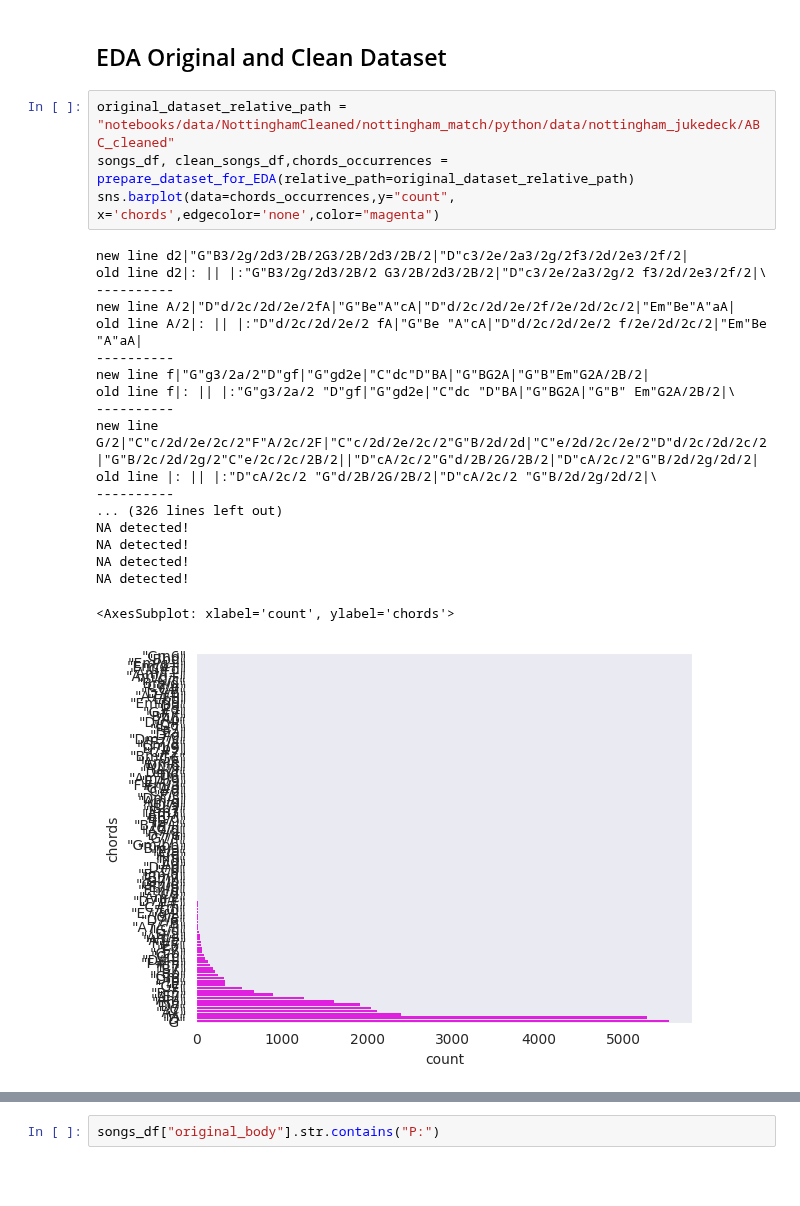
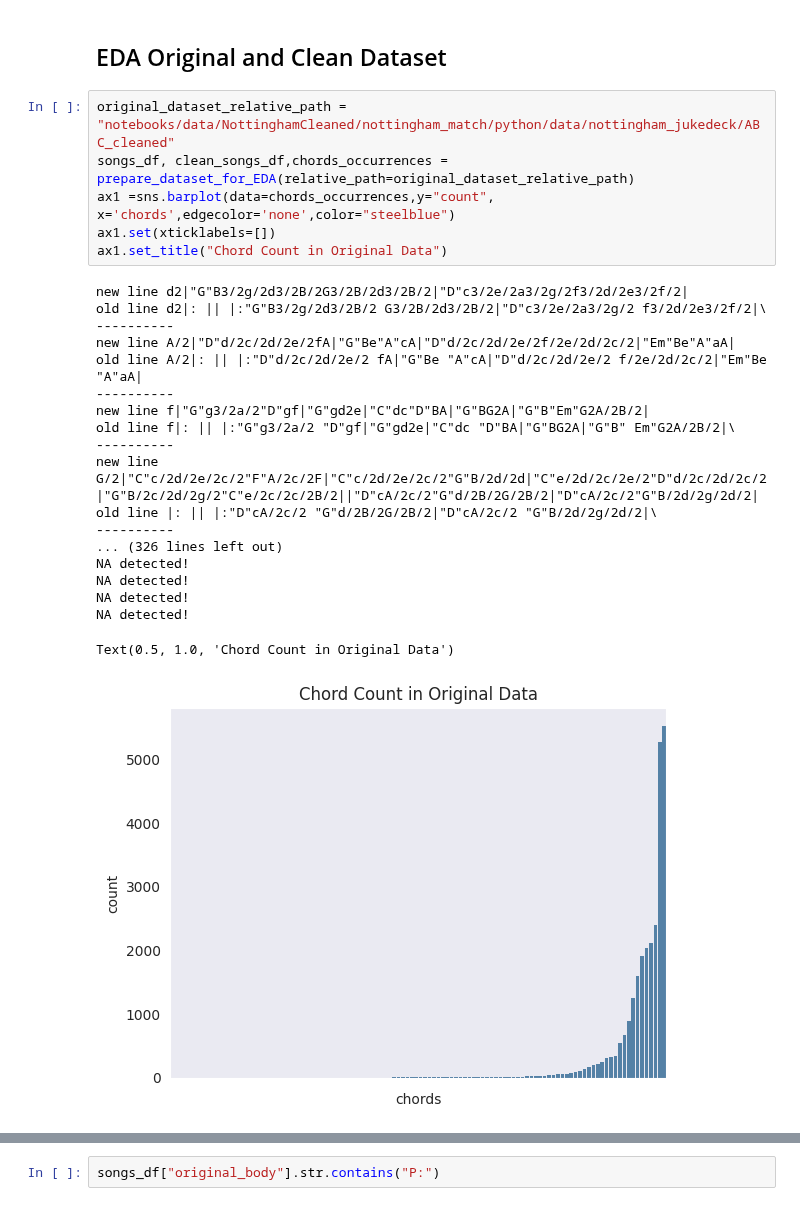
Before and after one commit to DavidNogales/DeepEarTraining, a Jupyter notebook: training_lab/notebooks/EDA_nottingham.ipynb, the cells around one changed output, grey strips where cells are left out. Cells and saved outputs as stored; diff of their text form; blank space fills up the shorter version.

Commit message:
Added formatting to plots

```diff
--- a/training_lab/notebooks/EDA_nottingham.ipynb
+++ b/training_lab/notebooks/EDA_nottingham.ipynb
@@ -433,24 +433,26 @@ def prepare_dataset_for_EDA(relative_path="",drop_by_occurrences=True,drop_occur
 # %%
 original_dataset_relative_path = "notebooks/data/NottinghamCleaned/nottingham_match/python/data/nottingham_jukedeck/ABC_cleaned"
 songs_df, clean_songs_df,chords_occurrences = prepare_dataset_for_EDA(relative_path=original_dataset_relative_path)
-sns.barplot(data=chords_occurrences,y="count", x='chords',edgecolor='none',color="magenta")
+ax1 =sns.barplot(data=chords_occurrences,y="count", x='chords',edgecolor='none',color="steelblue")
+ax1.set(xticklabels=[])
+ax1.set_title("Chord Count in Original Data")
 # %% [output]
 new line d2|"G"B3/2g/2d3/2B/2G3/2B/2d3/2B/2|"D"c3/2e/2a3/2g/2f3/2d/2e3/2f/2|
 old line d2|: || |:"G"B3/2g/2d3/2B/2 G3/2B/2d3/2B/2|"D"c3/2e/2a3/2g/2 f3/2d/2e3/2f/2|\
 ----------
 new line A/2|"D"d/2c/2d/2e/2fA|"G"Be"A"cA|"D"d/2c/2d/2e/2f/2e/2d/2c/2|"Em"Be"A"aA|
 old line A/2|: || |:"D"d/2c/2d/2e/2 fA|"G"Be "A"cA|"D"d/2c/2d/2e/2 f/2e/2d/2c/2|"Em"Be "A"aA|
 ----------
 new line f|"G"g3/2a/2"D"gf|"G"gd2e|"C"dc"D"BA|"G"BG2A|"G"B"Em"G2A/2B/2|
 old line f|: || |:"G"g3/2a/2 "D"gf|"G"gd2e|"C"dc "D"BA|"G"BG2A|"G"B" Em"G2A/2B/2|\
 ----------
 new line G/2|"C"c/2d/2e/2c/2"F"A/2c/2F|"C"c/2d/2e/2c/2"G"B/2d/2d|"C"e/2d/2c/2e/2"D"d/2c/2d/2c/2|"G"B/2c/2d/2g/2"C"e/2c/2c/2B/2||"D"cA/2c/2"G"d/2B/2G/2B/2|"D"cA/2c/2"G"B/2d/2g/2d/2|
 old line |: || |:"D"cA/2c/2 "G"d/2B/2G/2B/2|"D"cA/2c/2 "G"B/2d/2g/2d/2|\
 ----------
 ... (326 lines left out)
 NA detected!
 NA detected!
 NA detected!
 NA detected!
-<AxesSubplot: xlabel='count', ylabel='chords'>
+Text(0.5, 1.0, 'Chord Count in Original Data')
-[figure, old version]
+[figure, new version]
```
Also changed, not shown: parts of 4 cells of this notebook.
